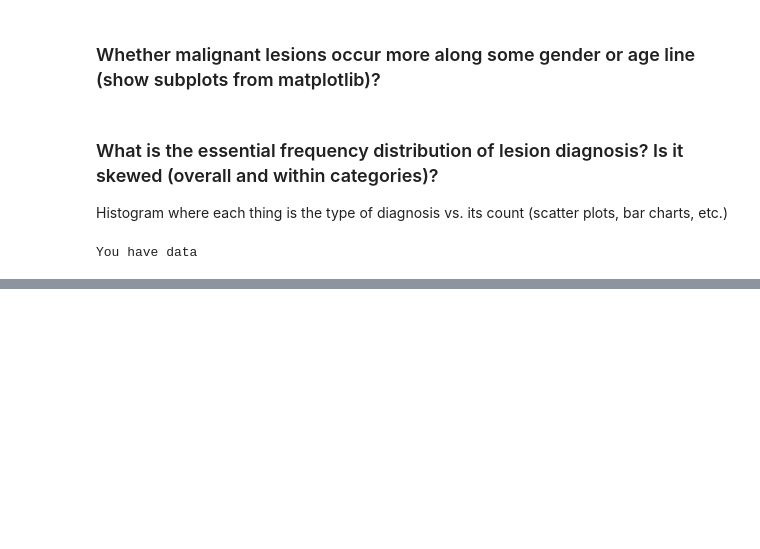
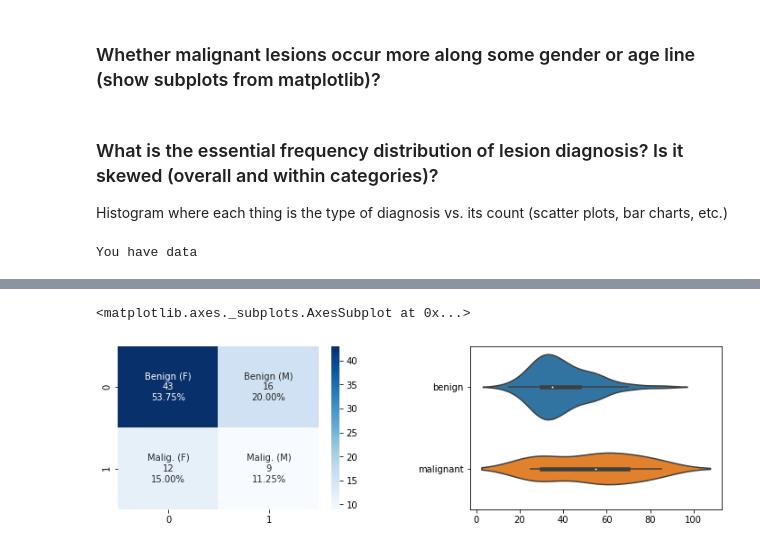
Before and after one commit to fredhutchio/ml-melanoma-example, a Jupyter notebook: Prelim_notebook.ipynb, the cells around one changed output, grey strips where cells are left out. Cells and saved outputs as stored; diff of their text form; code cells hidden in the pictures; blank space fills up the shorter version.

```diff
--- a/Prelim_notebook.ipynb
+++ b/Prelim_notebook.ipynb
@@ -55,0 +98,10 @@ with open(des_paths[40]) as json_file:
+# %%
+fig = plt.figure(figsize=(12,8))
+fig.subplots_adjust(hspace=0.4, wspace=0.4)
+ax = fig.add_subplot(2, 2, 1)
+sns.heatmap(conf_mat, annot=labels, fmt='', cmap='Blues', ax=ax)
+ax = fig.add_subplot(2, 2, 2)
+sns.violinplot(b_age + m_age, flags, ax=ax)
+# %% [output]
+<matplotlib.axes._subplots.AxesSubplot at 0x...>
+[figure, added]
```
Also changed, not shown: parts of 7 cells of this notebook.
